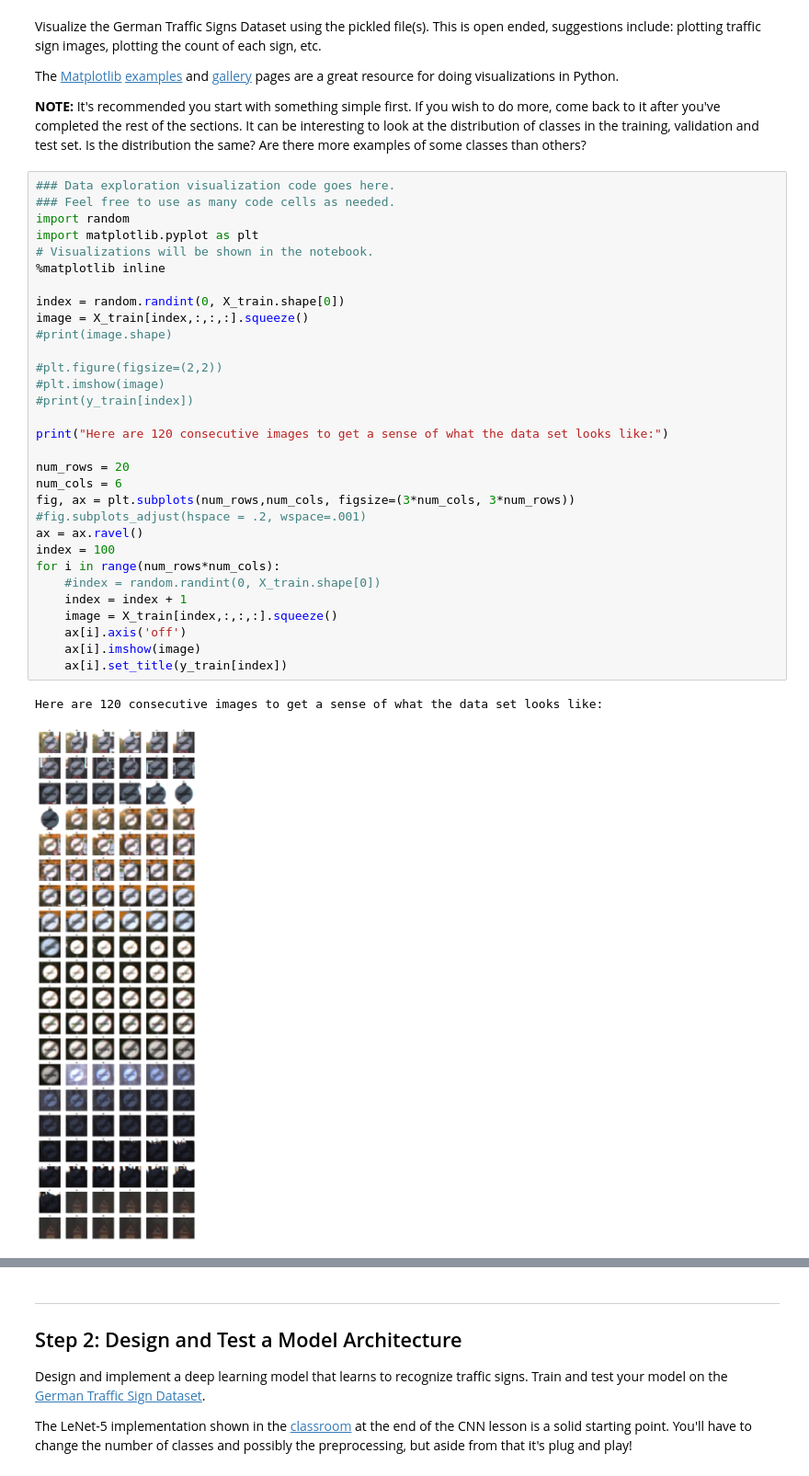
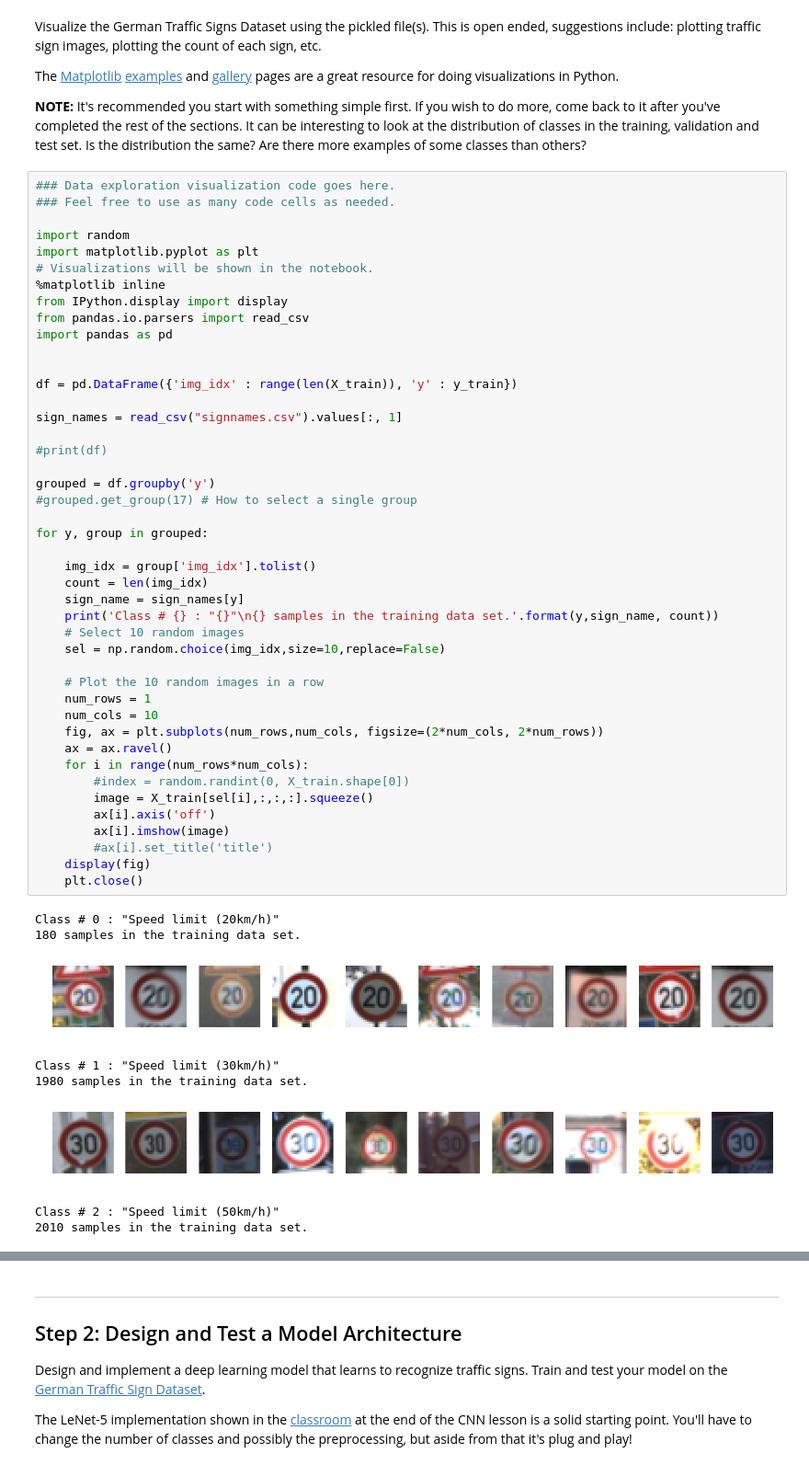
Before and after one commit to amorten/CarND-Traffic-Sign-Classifier-Project, a Jupyter notebook: Traffic_Sign_Classifier.ipynb, the cells around one changed output, grey strips where cells are left out. Shown at 92% size. Drawn from its saved outputs; the diff is of its cells as text.

```diff
--- a/Traffic_Sign_Classifier.ipynb
+++ b/Traffic_Sign_Classifier.ipynb
@@ -99,34 +99,53 @@ The [Matplotlib](http://matplotlib.org/) [examples](http://matplotlib.org/exampl
 # %%
 ### Data exploration visualization code goes here.
 ### Feel free to use as many code cells as needed.
+
 import random
 import matplotlib.pyplot as plt
 # Visualizations will be shown in the notebook.
 %matplotlib inline
+from IPython.display import display
+from pandas.io.parsers import read_csv
+import pandas as pd
 
-index = random.randint(0, X_train.shape[0])
-image = X_train[index,:,:,:].squeeze()
-#print(image.shape)
 
-#plt.figure(figsize=(2,2))
-#plt.imshow(image)
-#print(y_train[index])
+df = pd.DataFrame({'img_idx' : range(len(X_train)), 'y' : y_train})
 
-print("Here are 120 consecutive images to get a sense of what the data set looks like:")
+sign_names = read_csv("signnames.csv").values[:, 1]
 
-num_rows = 20
-num_cols = 6
-fig, ax = plt.subplots(num_rows,num_cols, figsize=(3*num_cols, 3*num_rows))
-#fig.subplots_adjust(hspace = .2, wspace=.001)
-ax = ax.ravel()
-index = 100
-for i in range(num_rows*num_cols):
-    #index = random.randint(0, X_train.shape[0])
-    index = index + 1
-    image = X_train[index,:,:,:].squeeze()
-    ax[i].axis('off')
-    ax[i].imshow(image)
-    ax[i].set_title(y_train[index])
+#print(df)
+
+grouped = df.groupby('y')
+#grouped.get_group(17) # How to select a single group
+
+for y, group in grouped:
+
+    img_idx = group['img_idx'].tolist()
+    count = len(img_idx)
+    sign_name = sign_names[y]
+    print('Class # {} : "{}"\n{} samples in the training data set.'.format(y,sign_name, count))
+    # Select 10 random images
+    sel = np.random.choice(img_idx,size=10,replace=False)
+
+    # Plot the 10 random images in a row
+    num_rows = 1
+    num_cols = 10
+    fig, ax = plt.subplots(num_rows,num_cols, figsize=(2*num_cols, 2*num_rows))
+    ax = ax.ravel()
+    for i in range(num_rows*num_cols):
+        #index = random.randint(0, X_train.shape[0])
+        image = X_train[sel[i],:,:,:].squeeze()
+        ax[i].axis('off')
+        ax[i].imshow(image)
+        #ax[i].set_title('title')
+    display(fig)
+    plt.close()
 # %% [output]
-Here are 120 consecutive images to get a sense of what the data set looks like:
+Class # 0 : "Speed limit (20km/h)"
+180 samples in the training data set.
-[figure, old version]
+[figure, new version]
+Class # 1 : "Speed limit (30km/h)"
+1980 samples in the training data set.
+[figure, added]
+Class # 2 : "Speed limit (50km/h)"
+2010 samples in the training data set.
```
Also changed, not shown: parts of 14 cells of this notebook.
